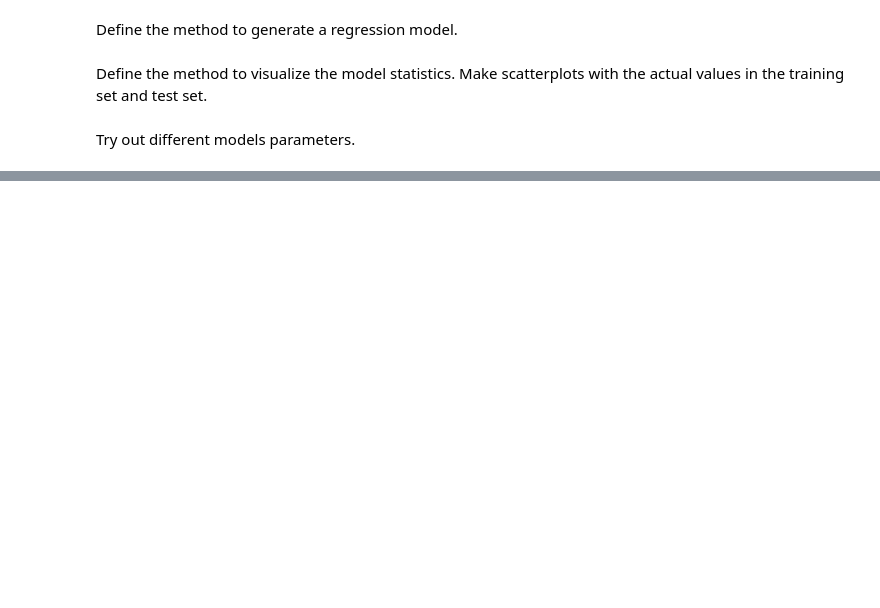
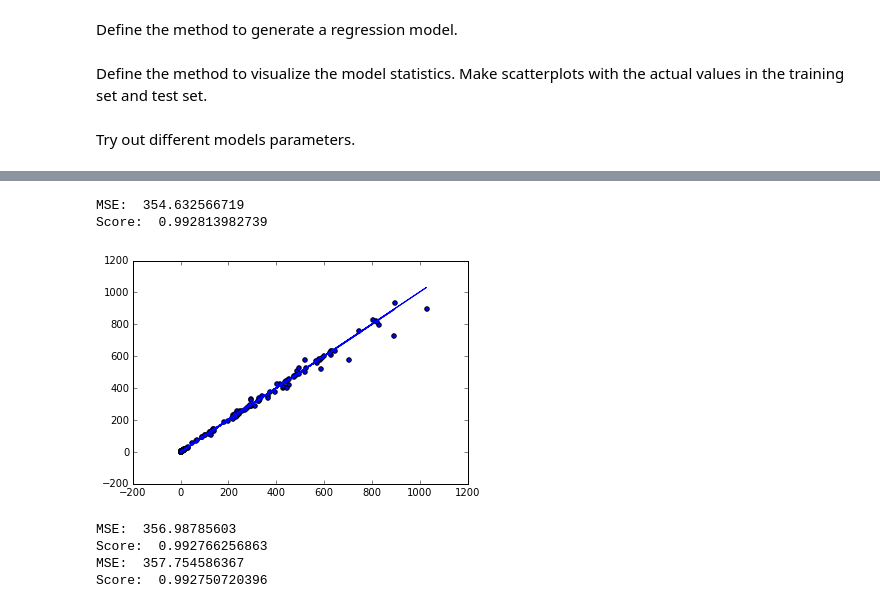
Before and after one commit to pburkard88/DS_BOS_07_Students, a Jupyter notebook: BethTenorio/Predicting Bitcoin Price - Data Analysis.ipynb, the cells around one changed output, grey strips where cells are left out. Cells and saved outputs as stored; diff of their text form; code cells hidden in the pictures; blank space fills up the shorter version.

```diff
--- a/BethTenorio/Predicting Bitcoin Price - Data Analysis.ipynb
+++ b/BethTenorio/Predicting Bitcoin Price - Data Analysis.ipynb
@@ -119,0 +230,21 @@ TODO: Feature selection and feature engineering to further improve the model
+# %%
+rm, predictions, mse, score = regression_model(['price_usd', 'total_transactions'])
+print 'MSE: ', mse # 179.42
+print 'Score: ', score
+
+rm, predictions, mse, score = regression_model(['price_usd', 'transaction_fees_usd'])
+draw_scatterplot('price_usd', rm, predictions)
+print 'MSE: ', mse # 177.19
+print 'Score: ', score
+
+rm, predictions, mse, score = regression_model(['price_usd', 'transaction_fees_usd', 'total_bitcoins'])
+print 'MSE: ', mse
+print 'Score: ', score
+# %% [output]
+MSE:  354.632566719
+Score:  0.992813982739
+[figure, added]
+MSE:  356.98785603
+Score:  0.992766256863
+MSE:  357.754586367
+Score:  0.992750720396
```
Also changed, not shown: parts of 20 cells of this notebook.
